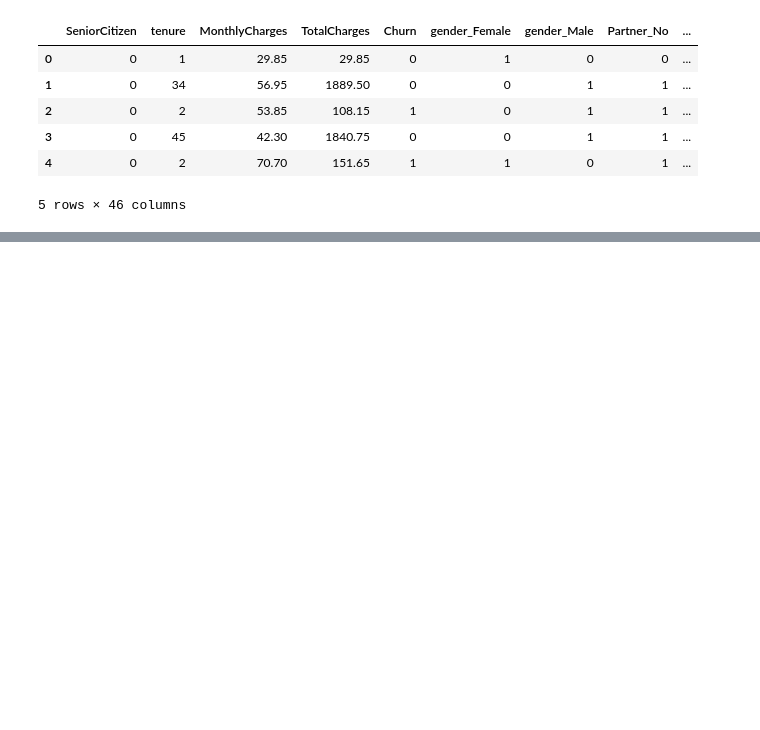
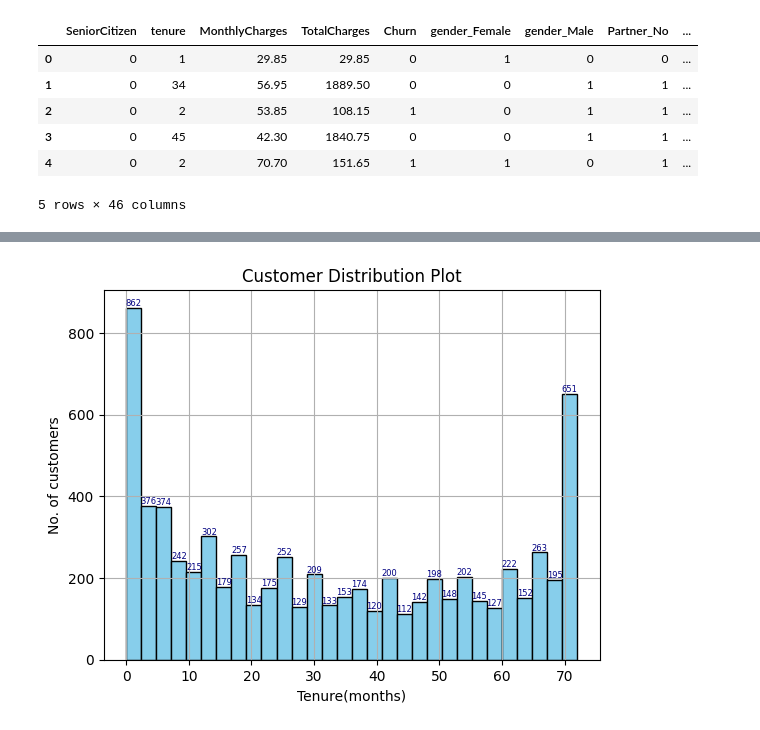
Before and after one commit to shanky474/pfizer_case_study_customer_churn, a Jupyter notebook: Customer_Churn_EDA.ipynb, the cells around one changed output, grey strips where cells are left out. Saved outputs shown, nothing was run; the diff lists cells and outputs as text; code cells hidden in the pictures; blank space fills up the shorter version.

```diff
--- a/Customer_Churn_EDA.ipynb
+++ b/Customer_Churn_EDA.ipynb
@@ -167,0 +176,11 @@ df_fine_tune_encoded.corr()['Churn'].sort_values(ascending = False).plot(kind='b
+# %%
+# For Tenure
+counts, bins, bars= plt.hist(df_fine_tune['tenure'], bins=30, color='skyblue', edgecolor='black')
+plt.bar_label(bars, fontsize=6, color='navy')
+plt.xlabel('Tenure(months)')
+plt.ylabel('No. of customers')
+plt.title('Customer Distribution Plot')
+plt.grid(True)
+plt.show()
+# %% [output]
+[figure, added]
```
Also changed, not shown: parts of 9 cells of this notebook.
